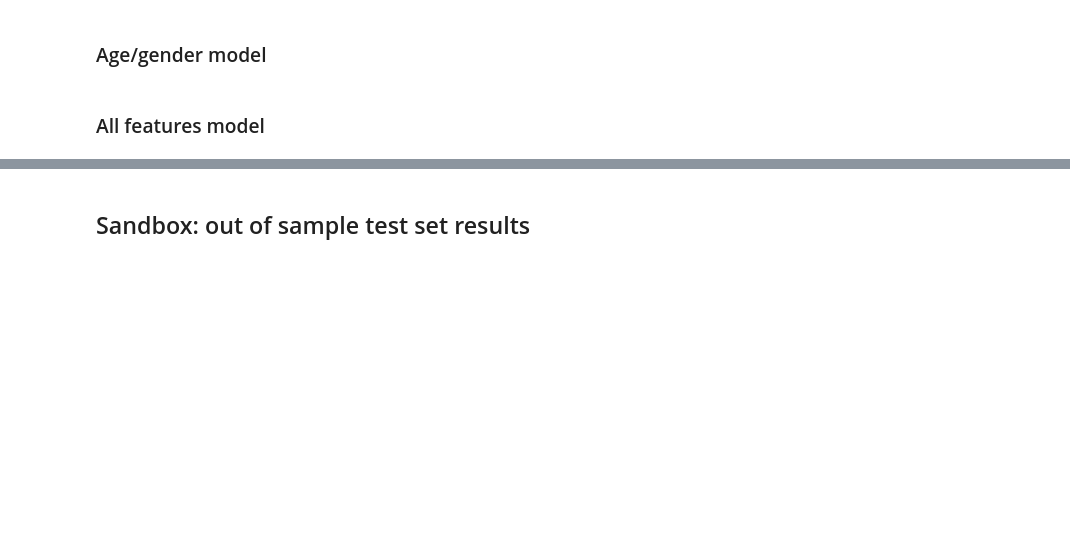
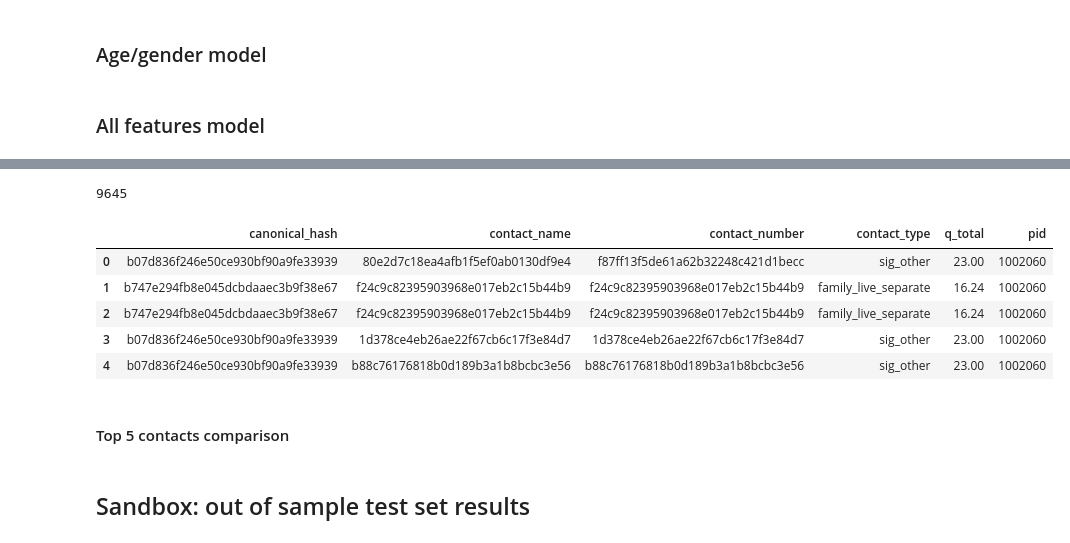
Before and after one commit to tliu526/relationship-prediction, a Jupyter notebook: notebooks/paper_stats.ipynb, the cells around one changed output, grey strips where cells are left out. Drawn from its saved outputs; the diff is of its cells as text; code cells hidden in the pictures; blank space fills up the shorter version.

```diff
--- a/notebooks/paper_stats.ipynb
+++ b/notebooks/paper_stats.ipynb
@@ -569,0 +627,36 @@ plt.savefig("../tex/figures/top5_all_shap_no_title.png", dpi=300, bbox_inches='t
+# %%
+emc_to_canonical = pickle.load(open("/data2/tliu/relationship-prediction/data/emc_to_canonical.dict", "rb"))
+pr_dict = pickle.load(open("/data2/tliu/relationship-prediction/data/pr.dict", "rb"))
+emc_all = pd.read_pickle("/data2/tliu/relationship-prediction/data/emc_all.df")
+# %%
+emc_all['q_total'] = emc_all['q1_want'] + emc_all['q2_talk'] + emc_all['q3_loan'] + emc_all['q4_closeness']
+emc_all['q_total'].isna().sum()
+# %%
+# build md5 to q_total dict
+q_total_dict = {}
+emc_all = emc_all.reset_index(drop=True)
+for i in range(emc_all.shape[0]):
+    hash_name = emc_all.loc[i, 'contact_name']
+    if hash_name in emc_to_canonical:
+        canonical_md5 = emc_to_canonical[hash_name]
+        if len(canonical_md5) > 0 and canonical_md5[0] in pr_dict:
+            non_canonical_hashes = pr_dict[canonical_md5[0]]
+            for h in non_canonical_hashes:
+                q_total_dict[h] = emc_all.loc[i, 'q_total']
+# %%
+len(q_total_dict)
+# %% [output]
+9645
+# %%
+all_contacts_final['q_total'] = all_contacts_final['contact_number'].map(q_total_dict)
+# %%
+all_contacts_final[['canonical_hash', 'contact_name', 'contact_number', 'contact_type', 'q_total', 'pid']].head()
+# %% [output]
+|  | canonical_hash | contact_name | contact_number | contact_type | q_total | pid |
+| 0 | b07d836f246e50ce930bf90a9fe33939 | 80e2d7c18ea4afb1f5ef0ab0130df9e4 | f87ff13f5de61a62b32248c421d1becc | sig_other | 23.00 | 1002060 |
+| 1 | b747e294fb8e045dcbdaaec3b9f38e67 | f24c9c82395903968e017eb2c15b44b9 | f24c9c82395903968e017eb2c15b44b9 | family_live_separate | 16.24 | 1002060 |
+| 2 | b747e294fb8e045dcbdaaec3b9f38e67 | f24c9c82395903968e017eb2c15b44b9 | f24c9c82395903968e017eb2c15b44b9 | family_live_separate | 16.24 | 1002060 |
+| 3 | b07d836f246e50ce930bf90a9fe33939 | 1d378ce4eb26ae22f67cb6c17f3e84d7 | 1d378ce4eb26ae22f67cb6c17f3e84d7 | sig_other | 23.00 | 1002060 |
+| 4 | b07d836f246e50ce930bf90a9fe33939 | b88c76176818b0d189b3a1b8bcbc3e56 | b88c76176818b0d189b3a1b8bcbc3e56 | sig_other | 23.00 | 1002060 |
+# %% [markdown]
+#### Top 5 contacts comparison
```
Also changed, not shown: parts of 15 cells of this notebook.
